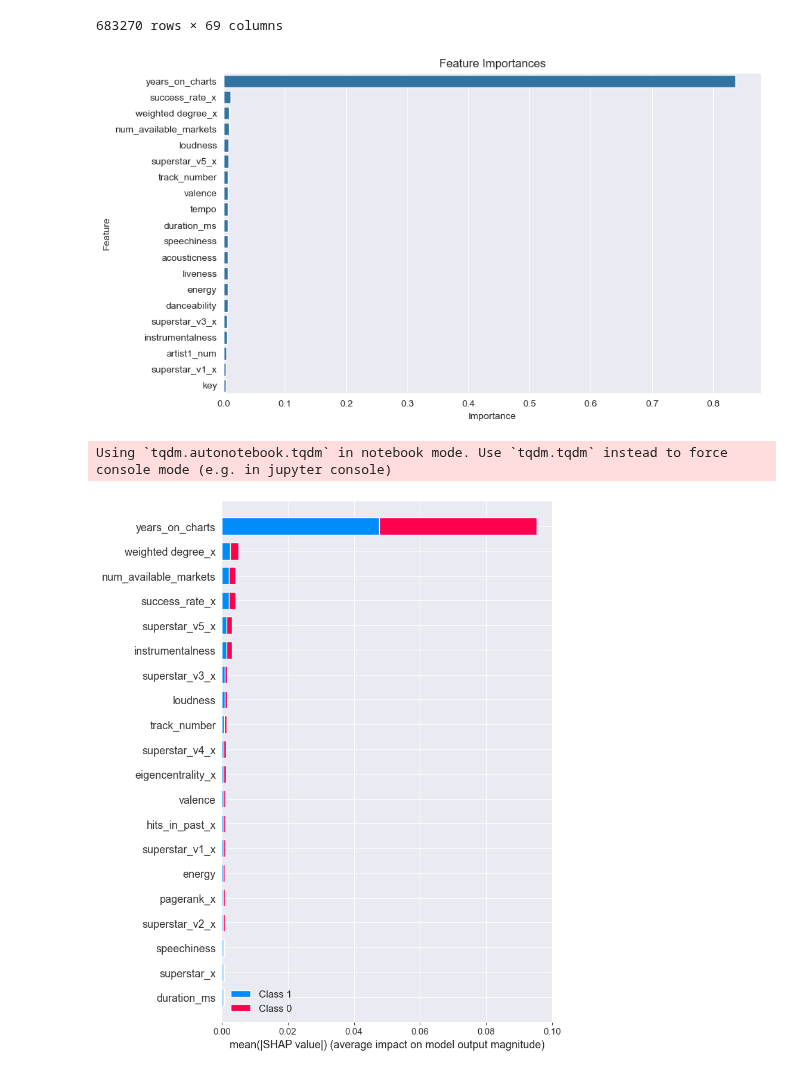
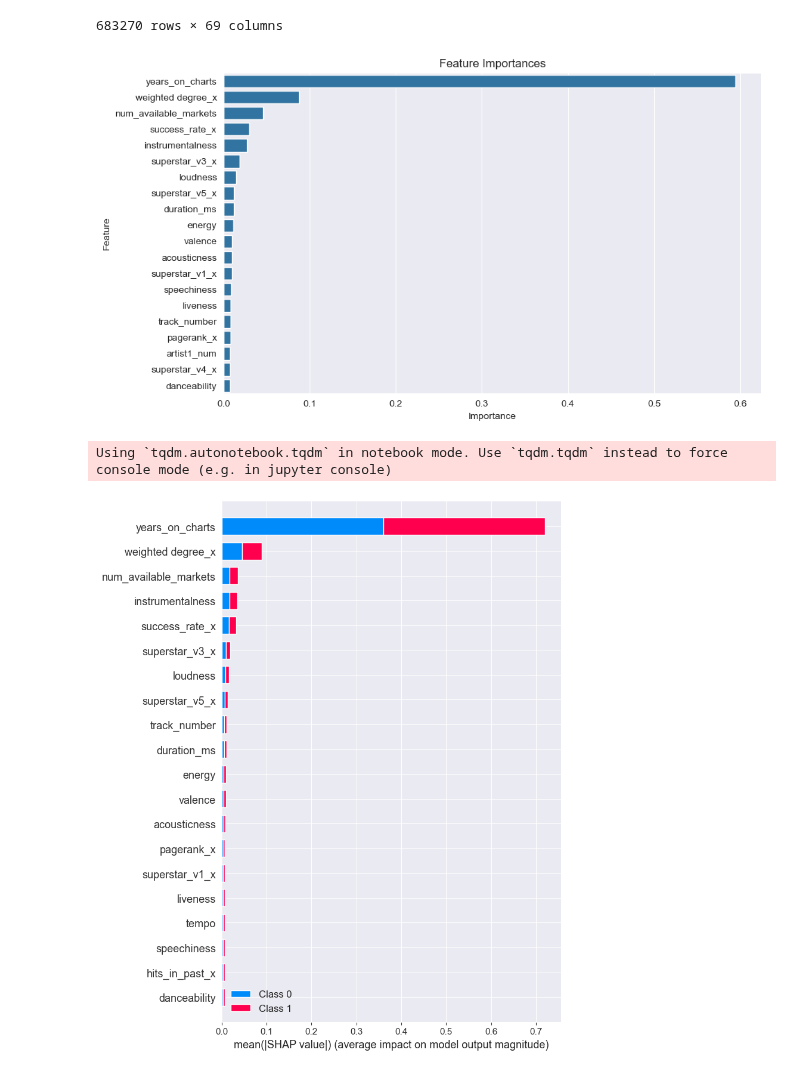
Before and after one commit to l4vd/Ba_first_tries, a Jupyter notebook: models/Original_MLP/RandomForestFeatimportance.ipynb, the cells around one changed output. Cells and saved outputs as stored; diff of their text form; code cells hidden in the pictures.

```diff
--- a/models/Original_MLP/RandomForestFeatimportance.ipynb
+++ b/models/Original_MLP/RandomForestFeatimportance.ipynb
@@ -218,44 +218,46 @@ import pandas as pd
 from sklearn.ensemble import RandomForestClassifier
 import matplotlib.pyplot as plt
 import seaborn as sns
 
 # Split the data into training and testing sets
 #X_train, X_test, y_train, y_test = train_test_split(X, y, test_size=0.25, random_state=42)
 
 # Initialize and train the Random Forest classifier
 clf = RandomForestClassifier(n_estimators=100, random_state=42)
-clf.fit(X_train_noup.loc[:, X_train_noup.columns != 'release_date'], y_train_noup)
+clf.fit(X_train_df, y_train_df)
 
 # Get the feature importances
 importances = clf.feature_importances_
 
 # Create a DataFrame for visualization
 feature_importances = pd.DataFrame({'Feature': X_train_df.columns, 'Importance': importances})
 feature_importances = feature_importances.sort_values(by='Importance', ascending=False)
 
 # Plot the feature importances
 plt.figure(figsize=(10, 6))
 sns.barplot(x='Importance', y='Feature', data=feature_importances.iloc[0:20])
 plt.title('Feature Importances')
 plt.xlabel('Importance')
 plt.ylabel('Feature')
 
 # plt.xticks(fontsize=12)
 # plt.yticks(fontsize=10)
 # plt.tight_layout()
 
 plt.show()
 # %% [output]
-[figure, old version]
+[figure, new version]
 # %%
 import shap
+
+train_data_sample = shap.sample(X_train_noup, 1000)
 # Calculate SHAP values
 explainer = shap.TreeExplainer(clf)
-shap_values = explainer.shap_values(X_train_noup.iloc[:1000])
+shap_values = explainer.shap_values(train_data_sample)
 
 # Plot the summary plot
-shap.summary_plot(shap_values, X_train_noup.iloc[:1000], feature_names=X_train_noup.columns)
+shap.summary_plot(shap_values, train_data_sample, plot_type="bar", feature_names=X_train_noup.columns)
 # %% [output]
 Using `tqdm.autonotebook.tqdm` in notebook mode. Use `tqdm.tqdm` instead to force console mode (e.g. in jupyter console)
-[figure, old version]
+[figure, new version]
 # %%
```
Also changed, not shown: parts of 14 cells of this notebook, 10 other files.
